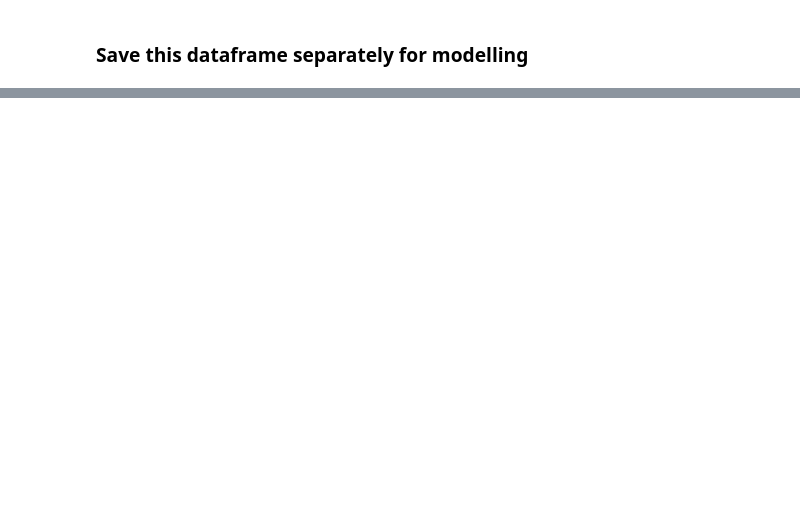
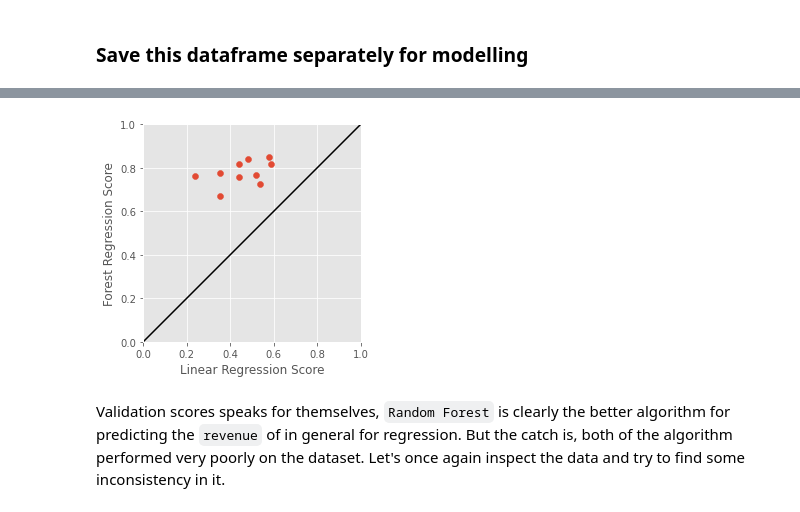
Before and after one commit to ashudva/KED, a Jupyter notebook: _notebooks/2020-01-06-Movies.ipynb, the cells around one changed output, grey strips where cells are left out. Cells and saved outputs as stored; diff of their text form; code cells hidden in the pictures; blank space fills up the shorter version.

Commit message:
Movies done

```diff
--- a/_notebooks/2020-01-06-Movies.ipynb
+++ b/_notebooks/2020-01-06-Movies.ipynb
@@ -201,0 +212,17 @@ df.to_csv("data/movies_clean.csv")
+# %%
+# Define all covariates and outcomes from `df`.
+regression_target = 'revenue'
+classification_target = 'profitable'
+all_covariates = ['budget', 'popularity', 'runtime', 'vote_count', 'vote_average', 'Action', 'Adventure', 'Fantasy',
+                  'Science Fiction', 'Crime', 'Drama', 'Thriller', 'Animation', 'Family', 'Western', 'Comedy', 'Romance',
+                  'Horror', 'Mystery', 'War', 'History', 'Music', 'Documentary', 'TV Movie', 'Foreign']
+
+regression_outcome = df[regression_target]
+classification_outcome = df[classification_target]
+covariates = df[all_covariates]
+
+# Instantiate all regression models and classifiers.
+linear_regression = LinearRegression()
+logistic_regression = LogisticRegression()
+forest_regression = RandomForestRegressor(max_depth=4, random_state=0)
+forest_classifier = RandomForestClassifier(max_depth=4, random_state=0)
@@ -201,0 +231,10 @@ df.to_csv("data/movies_clean.csv")
+# %%
+def correlation(estimator, X, y):
+    estimator.fit(X,y)
+    y_pred = estimator.predict(X)
+    return r2_score(y, y_pred)
+
+def accuracy(estimator, X, y):
+    estimator.fit(X,y)
+    y_pred = estimator.predict(X)
+    return accuracy_score(y, y_pred)
@@ -201,0 +247,18 @@ df.to_csv("data/movies_clean.csv")
+# %%
+from sklearn.model_selection import cross_val_score
+linear_regression_scores = cross_val_score(linear_regression, covariates, regression_outcome, cv=10, scoring=correlation)
+forest_regression_scores = cross_val_score(forest_regression, covariates, regression_outcome, cv=10, scoring=correlation)
+
+plt.axes().set_aspect('equal', 'box')
+plt.scatter(linear_regression_scores, forest_regression_scores)
+plt.plot((0, 1), (0, 1), 'k-')
+plt.xlim(0, 1)
+plt.ylim(0, 1)
+plt.xlabel("Linear Regression Score")
+plt.ylabel("Forest Regression Score")
+
+plt.show()
+# %% [output]
+[figure, added]
+# %% [markdown]
+Validation scores speaks for themselves, `Random Forest` is clearly the better algorithm for predicting the `revenue` of in general for regression. But the catch is, both of the algorithm performed very poorly on the dataset. Let's once again inspect the data and try to find some inconsistency in it.
```
Also changed, not shown: parts of 22 cells of this notebook.
